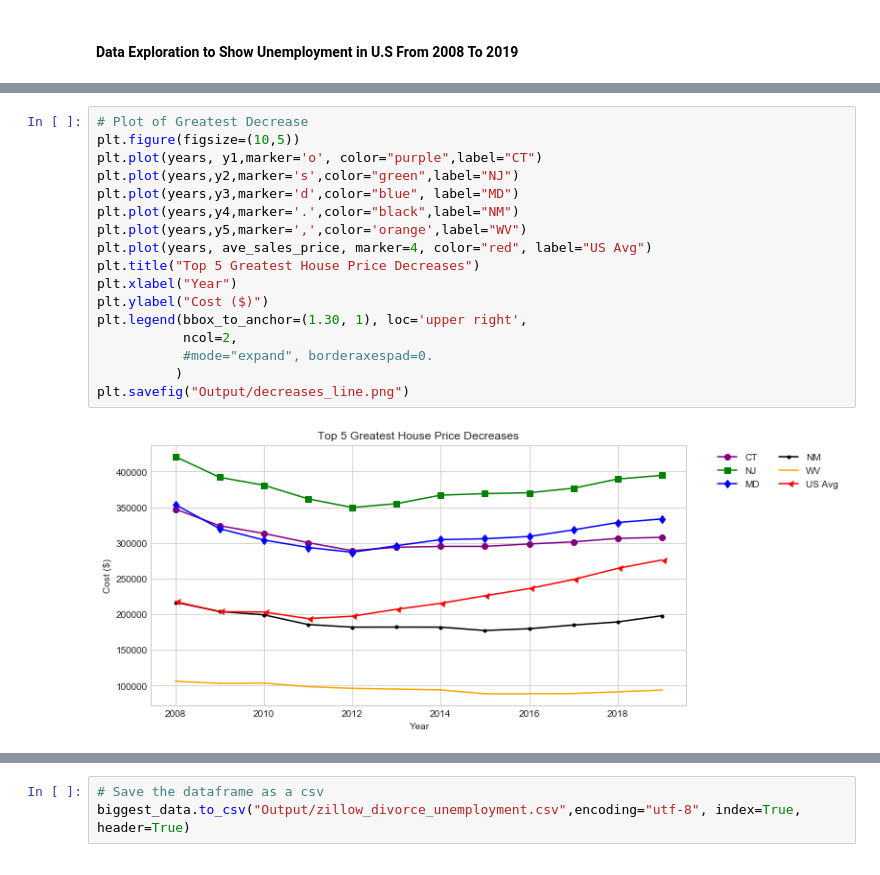
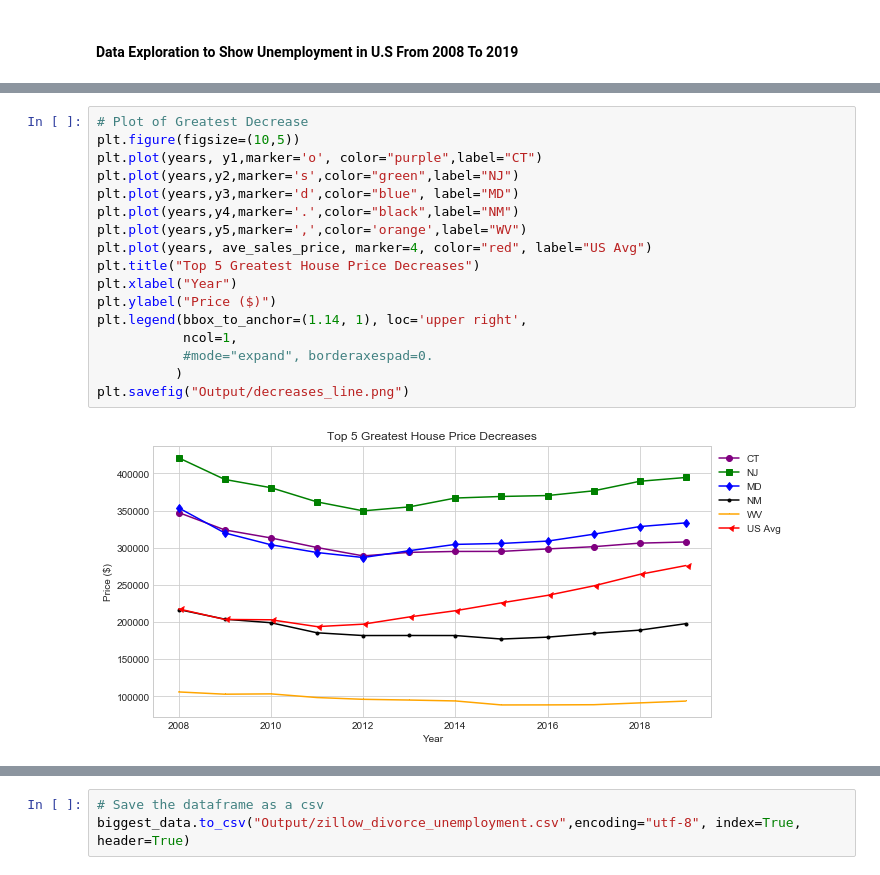
Before and after one commit to cmarchini19/US-Housing-Market-Analysis, a Jupyter notebook: tolu.ipynb, the cells around one changed output, grey strips where cells are left out. Drawn from its saved outputs; the diff is of its cells as text.

Commit message:
Updated data for state price changes + foreclosure percentages
Fixed legends on state line graphs, fixed California's line graph data, made percentages clearer for foreclosures.

```diff
--- a/tolu.ipynb
+++ b/tolu.ipynb
@@ -409,22 +404,22 @@ y5 = wv_house_price
 # %%
 # Plot of Greatest Decrease
 plt.figure(figsize=(10,5))
 plt.plot(years, y1,marker='o', color="purple",label="CT")
 plt.plot(years,y2,marker='s',color="green",label="NJ")
 plt.plot(years,y3,marker='d',color="blue", label="MD")
 plt.plot(years,y4,marker='.',color="black",label="NM")
 plt.plot(years,y5,marker=',',color='orange',label="WV")
 plt.plot(years, ave_sales_price, marker=4, color="red", label="US Avg")
 plt.title("Top 5 Greatest House Price Decreases")
 plt.xlabel("Year")
-plt.ylabel("Cost ($)")
-plt.legend(bbox_to_anchor=(1.30, 1), loc='upper right',
-           ncol=2,
+plt.ylabel("Price ($)")
+plt.legend(bbox_to_anchor=(1.14, 1), loc='upper right',
+           ncol=1,
            #mode="expand", borderaxespad=0.
           )
 plt.savefig("Output/decreases_line.png")
 # %% [output]
-[figure, old version]
+[figure, new version]
 # %%
 # Plot of Greatest Increase
 y6 = dc_house_price
```
Also changed, not shown: parts of 12 cells of this notebook, 6 other files.
